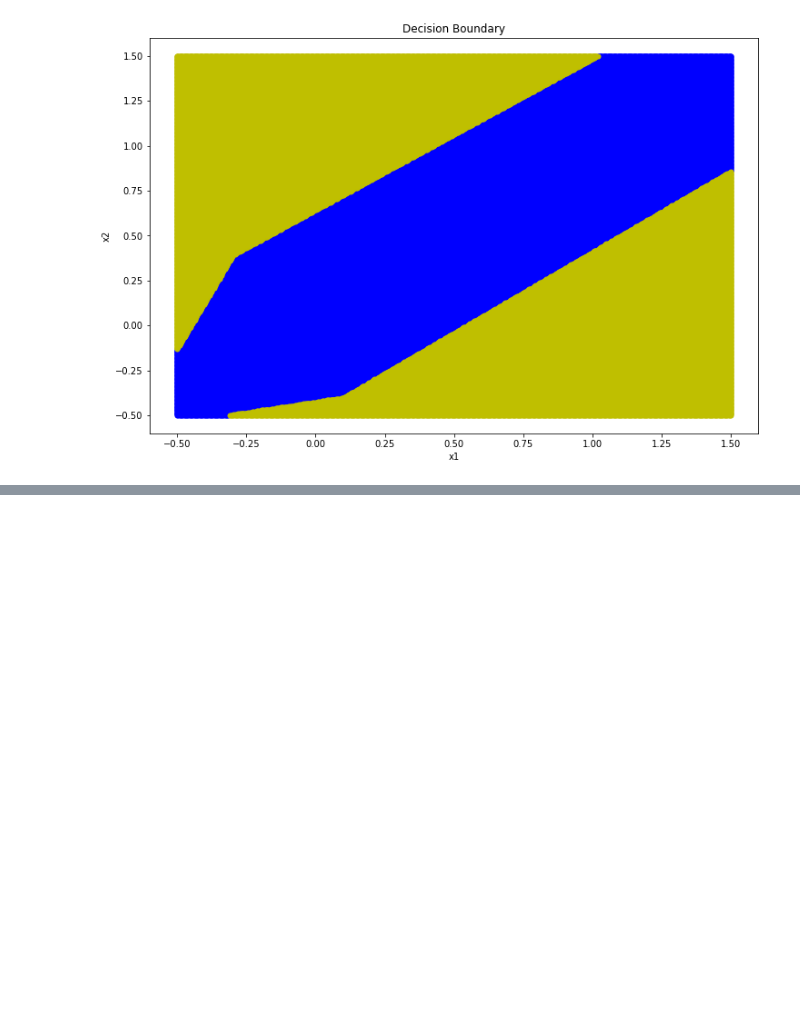
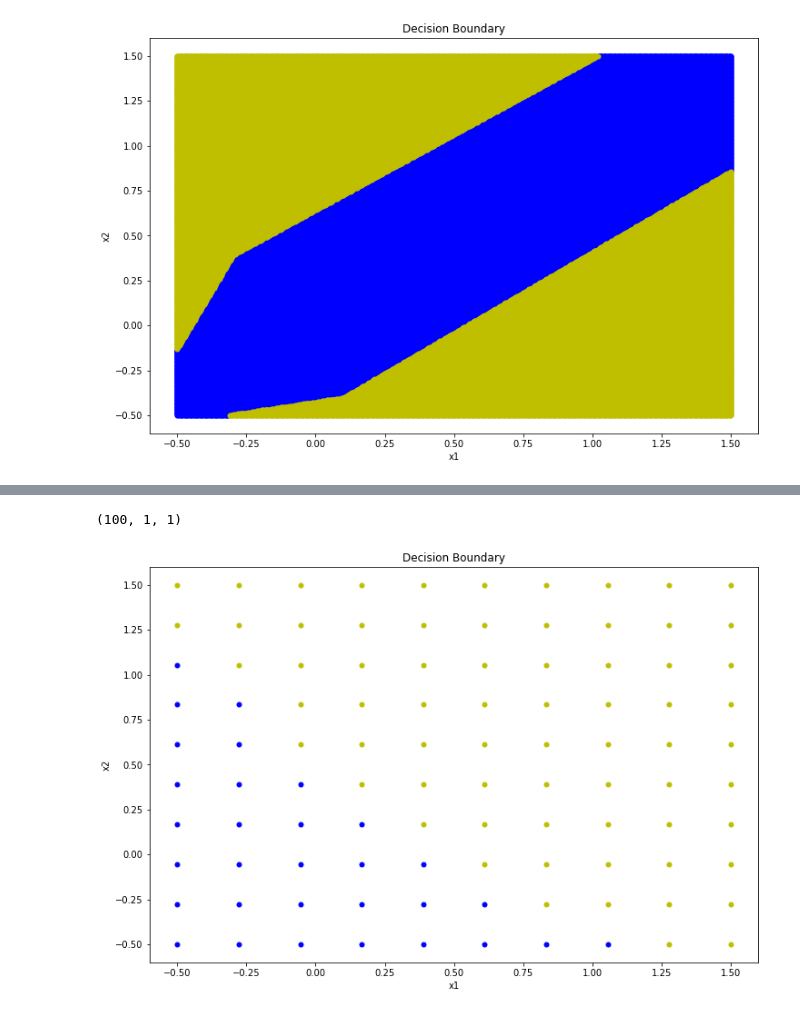
Before and after one commit to parita/4995-06-deep-learning-for-computer-vision, a Jupyter notebook: hw2/HW2_psp2133.ipynb, the cells around one changed output, grey strips where cells are left out. Saved outputs shown, nothing was run; the diff lists cells and outputs as text; code cells hidden in the pictures; blank space fills up the shorter version.

```diff
--- a/hw2/HW2_psp2133.ipynb
+++ b/hw2/HW2_psp2133.ipynb
@@ -628,7 +629,7 @@ def quadratic(data, labels, out):
     return L
 # %%
 # Train an epoch
-def train(net, epoch, data, labels, batch_size, debug = False):
+def train_cce(net, epoch, data, labels, batch_size, debug = False):
     train_n = data.shape[0]
     train_idx = np.arange(train_n)
     np.random.shuffle(train_idx)
@@ -655,7 +656,7 @@ def train(net, epoch, data, labels, batch_size, debug = False):
         print("Epoch %d, Train Accuracy: %.4f" %(epoch, np.mean(train_acc)))
 # %%
 # Test validation data
-def test(net, test_data, test_labels, batch_size, debug = True):
+def test_cce(net, test_data, test_labels, batch_size, debug = True):
     test_n = test_data.shape[0]
     test_idx = np.arange(test_n)
     test_loss = []
@@ -722,3 +720,32 @@ plot_boundary(new_X, new_y)
 # %% [output]
 (250000, 1, 1)
 [figure]
+# %%
+# Random initialization that works for network with 3 hidden units
+seed = int(np.random.rand(1) * 10000)
+# seed = 6524
+# seed = 5792
+# seed = 6257
+# seed = 2013
+# seed = 9928
+print("Random seed:", seed)
+np.random.seed(seed)
+
+# Network parameters
+batch_size = 100
+num_epochs = 10
+hidden_units = 16
+
+# Initialize network
+net16_cce = Network_cce(hidden_units = hidden_units, lr = 0.2,
+              batch_size = batch_size, debug = False)
+
+# Split Data into training and test sets
+data, labels, test_data, test_labels = split_data()
+
+# Train the network for 'num_epochs'
+for epoch in range(num_epochs):
+    train(net16_cce, epoch, data, labels, batch_size, debug = True)
+    test(net16_cce, test_data, test_labels, batch_size, debug = True)
+
+test(net16_cce, test_data, test_labels, batch_size, debug = True)
@@ -724,0 +770,14 @@ plot_boundary(new_X, new_y)
+# %%
+n = 10
+idx = np.linspace(-0.5, 1.5, n)
+x1, x2 = np.meshgrid(idx, idx)
+new_X = np.zeros((n*n, 2))
+new_X[:, 0] = x1.flatten()
+new_X[:, 1] = x2.flatten()
+
+new_y = net16_cce.predict(new_X)
+
+plot_boundary(new_X, new_y)
+# %% [output]
+(100, 1, 1)
+[figure, added]
```
Also changed, not shown: parts of 17 cells of this notebook.
